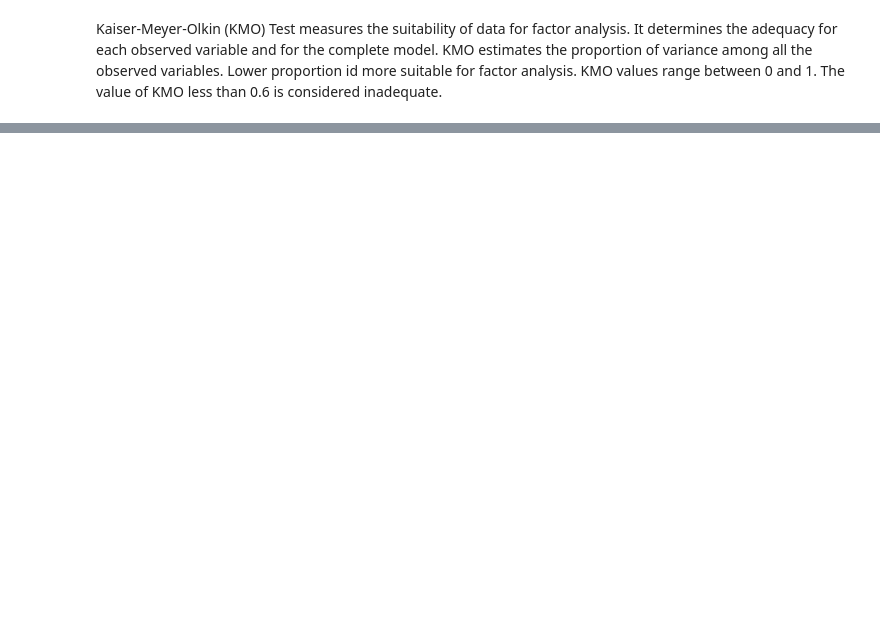
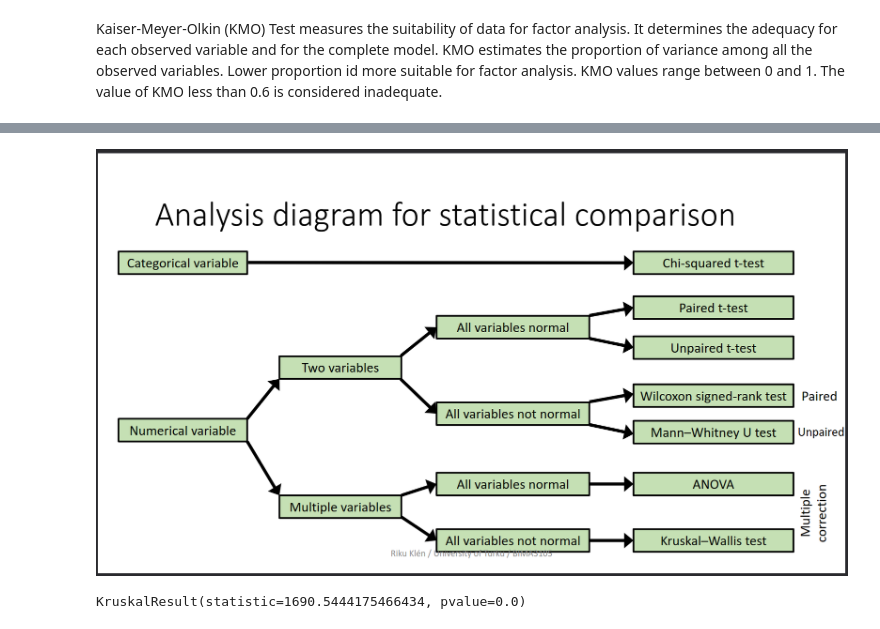
Before and after one commit to heinohen/household_habits_SDA, a Jupyter notebook: habits.ipynb, the cells around one changed output, grey strips where cells are left out. Saved outputs shown, nothing was run; the diff lists cells and outputs as text; code cells hidden in the pictures; blank space fills up the shorter version.

```diff
--- a/habits.ipynb
+++ b/habits.ipynb
@@ -398,3 +403,11 @@ phonecall    8.103755e-41
 dtype: float64
 # %%
 # NONE of variables are normally distributed
+# %%
+Image('images/statistical_comparision.png')
+# %% [output]
+[figure, added]
+# %%
+print(S.kruskal(df_act['working'],df_act['sleeping'],df_act['reading'],df_act['phonecall']))
+# %% [output]
+KruskalResult(statistic=1690.5444175466434, pvalue=0.0)
```
Also changed, not shown: parts of 20 cells of this notebook, 2 other files.
